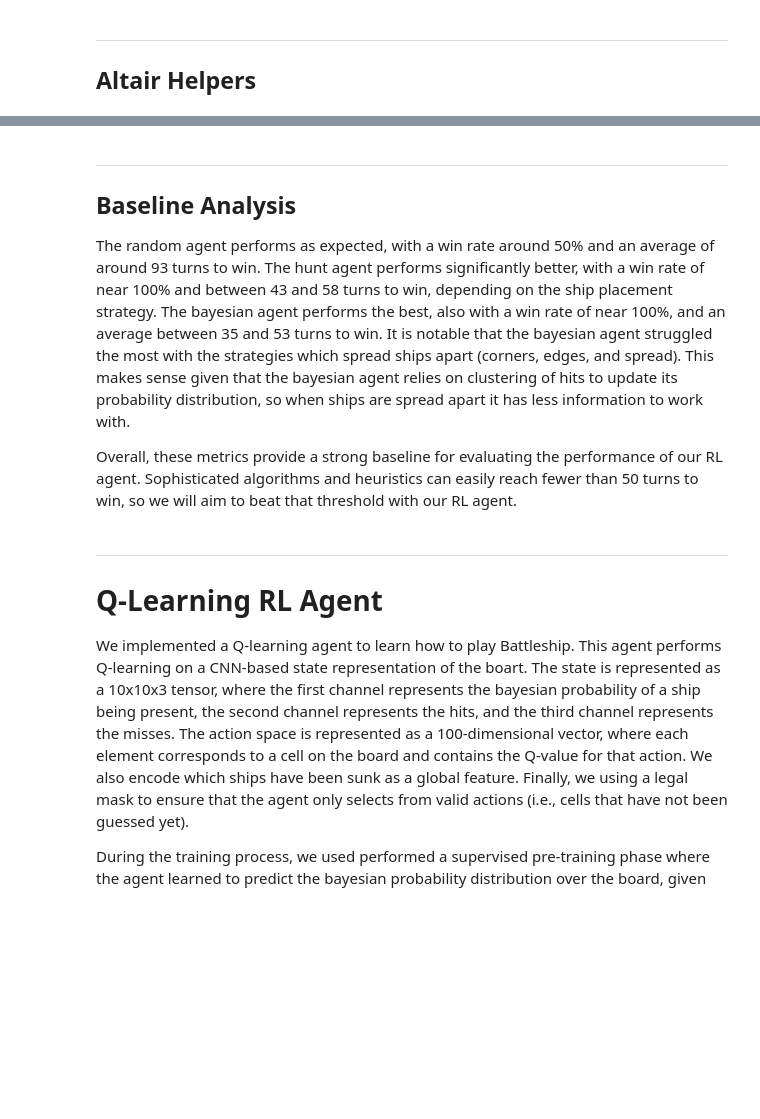
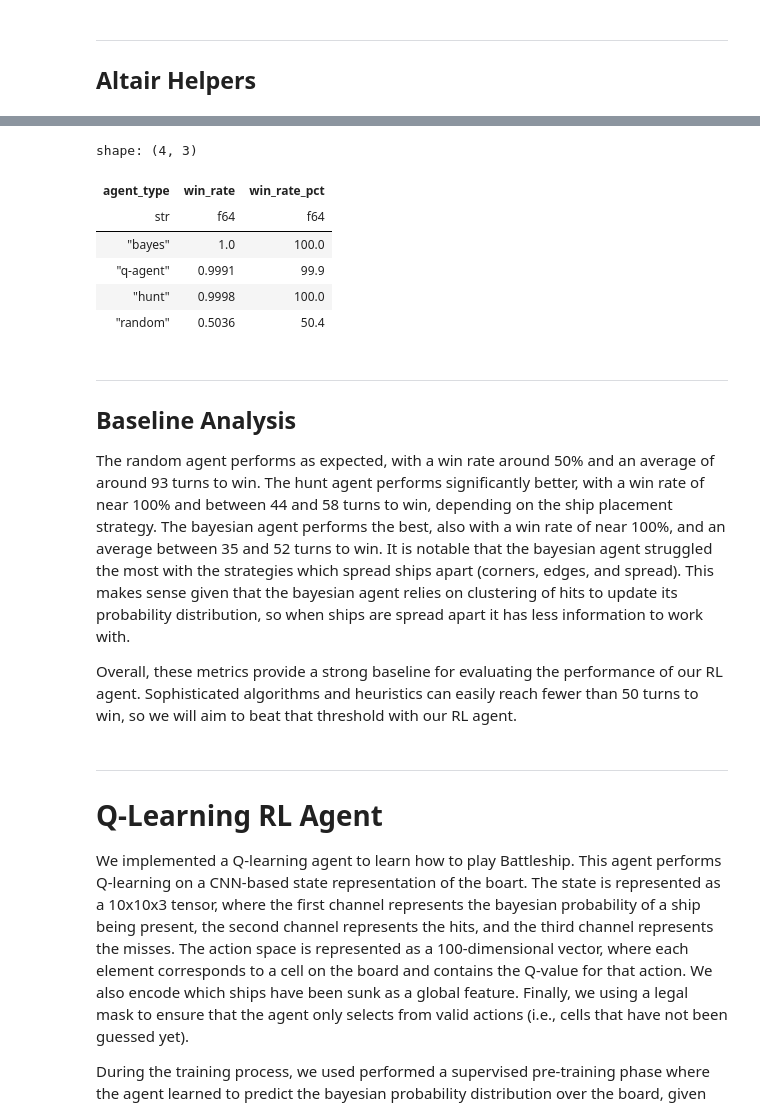
Before and after one commit to HumbleHominid/battleship_rl, a Jupyter notebook: analysis.ipynb, the cells around one changed output, grey strips where cells are left out. Drawn from its saved outputs; the diff is of its cells as text; code cells hidden in the pictures; blank space fills up the shorter version.

```diff
--- a/analysis.ipynb
+++ b/analysis.ipynb
@@ -292,12 +297,28 @@ c.save(IMG_DIR / "avg_hits_by_agent.png")
 c.show()
 # %% [output]
 [interactive output not drawn]
+# %%
+# get the winrate for each agent type across all placement methods
+win_rates = (
+    df.group_by("agent_type")
+    .agg(pl.col("agent_won").mean().alias("win_rate"))
+    .with_columns((pl.col("win_rate") * 100).round(1).alias("win_rate_pct"))
+)
+win_rates.show()
+# %% [output]
+shape: (4, 3)
+| agent_type | win_rate | win_rate_pct |
+| str | f64 | f64 |
+| "bayes" | 1.0 | 100.0 |
+| "q-agent" | 0.9991 | 99.9 |
+| "hunt" | 0.9998 | 100.0 |
+| "random" | 0.5036 | 50.4 |
 # %% [markdown]
 ---
 
 ## Baseline Analysis
 
-The random agent performs as expected, with a win rate around 50% and an average of around 93 turns to win. The hunt agent performs significantly better, with a win rate of near 100% and between 43 and 58 turns to win, depending on the ship placement strategy. The bayesian agent performs the best, also with a win rate of near 100%, and an average between 35 and 53 turns to win. It is notable that the bayesian agent struggled the most with the strategies which spread ships apart (corners, edges, and spread). This makes sense given that the bayesian agent relies on clustering of hits to update its probability distribution, so when ships are spread apart it has less information to work with.
+The random agent performs as expected, with a win rate around 50% and an average of around 93 turns to win. The hunt agent performs significantly better, with a win rate of near 100% and between 44 and 58 turns to win, depending on the ship placement strategy. The bayesian agent performs the best, also with a win rate of near 100%, and an average between 35 and 52 turns to win. It is notable that the bayesian agent struggled the most with the strategies which spread ships apart (corners, edges, and spread). This makes sense given that the bayesian agent relies on clustering of hits to update its probability distribution, so when ships are spread apart it has less information to work with.
 
 Overall, these metrics provide a strong baseline for evaluating the performance of our RL agent. Sophisticated algorithms and heuristics can easily reach fewer than 50 turns to win, so we will aim to beat that threshold with our RL agent.
 # %% [markdown]
```
Also changed, not shown: parts of 15 cells of this notebook, 16 other files.
